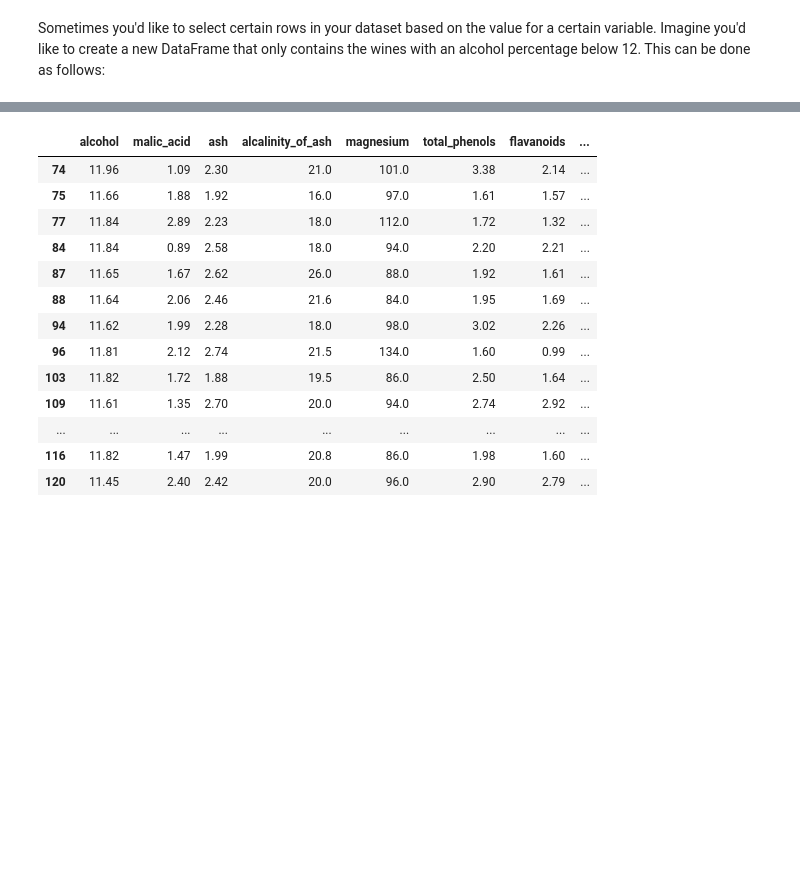
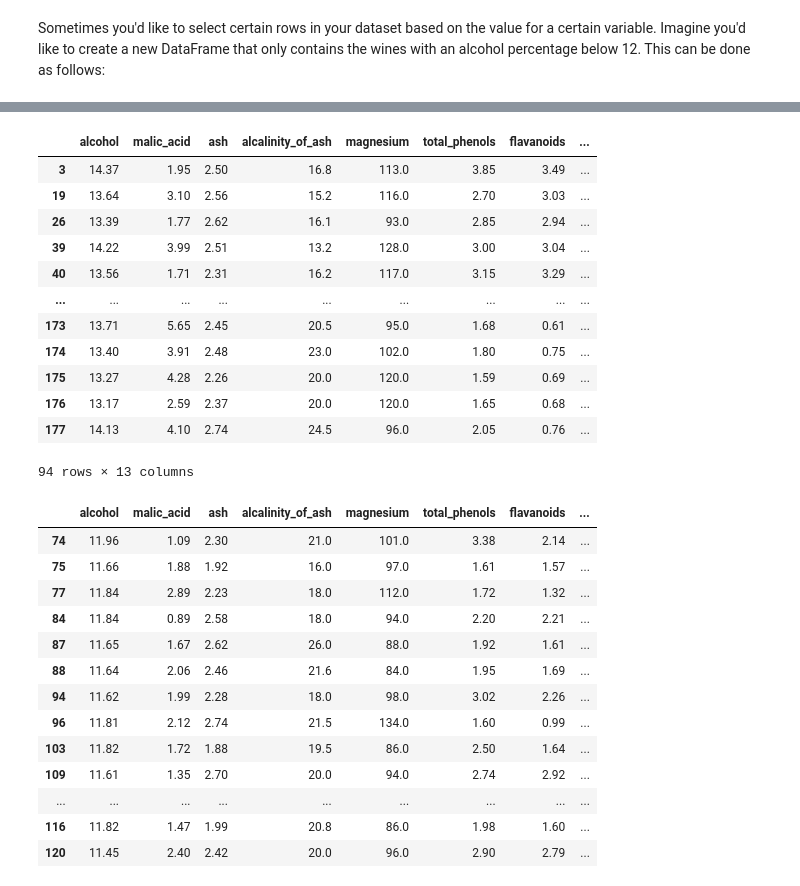
Before and after one commit to carol-maina/dsc-accessing-data-with-pandas, a Jupyter notebook: index.ipynb, the cells around one changed output, grey strips where cells are left out. Drawn from its saved outputs; the diff is of its cells as text; code cells hidden in the pictures; blank space fills up the shorter version.

```diff
--- a/index.ipynb
+++ b/index.ipynb
@@ -284,3 +422,19 @@ Sometimes you'd like to select certain rows in your dataset based on the value f
+# %%
+df.loc[df['hue'] < 1]
+# %% [output]
+|  | alcohol | malic_acid | ash | alcalinity_of_ash | magnesium | total_phenols | flavanoids | ... |
+| 3 | 14.37 | 1.95 | 2.50 | 16.8 | 113.0 | 3.85 | 3.49 | ... |
+| 19 | 13.64 | 3.10 | 2.56 | 15.2 | 116.0 | 2.70 | 3.03 | ... |
+| 26 | 13.39 | 1.77 | 2.62 | 16.1 | 93.0 | 2.85 | 2.94 | ... |
+| 39 | 14.22 | 3.99 | 2.51 | 13.2 | 128.0 | 3.00 | 3.04 | ... |
+| 40 | 13.56 | 1.71 | 2.31 | 16.2 | 117.0 | 3.15 | 3.29 | ... |
+| ... | ... | ... | ... | ... | ... | ... | ... | ... |
+| 173 | 13.71 | 5.65 | 2.45 | 20.5 | 95.0 | 1.68 | 0.61 | ... |
+| 174 | 13.40 | 3.91 | 2.48 | 23.0 | 102.0 | 1.80 | 0.75 | ... |
+| 175 | 13.27 | 4.28 | 2.26 | 20.0 | 120.0 | 1.59 | 0.69 | ... |
+| 176 | 13.17 | 2.59 | 2.37 | 20.0 | 120.0 | 1.65 | 0.68 | ... |
+| 177 | 14.13 | 4.10 | 2.74 | 24.5 | 96.0 | 2.05 | 0.76 | ... |
+94 rows × 13 columns
 # %%
 df.loc[df['alcohol'] < 12]
 # %% [output]
```
Also changed, not shown: parts of 15 cells of this notebook.
